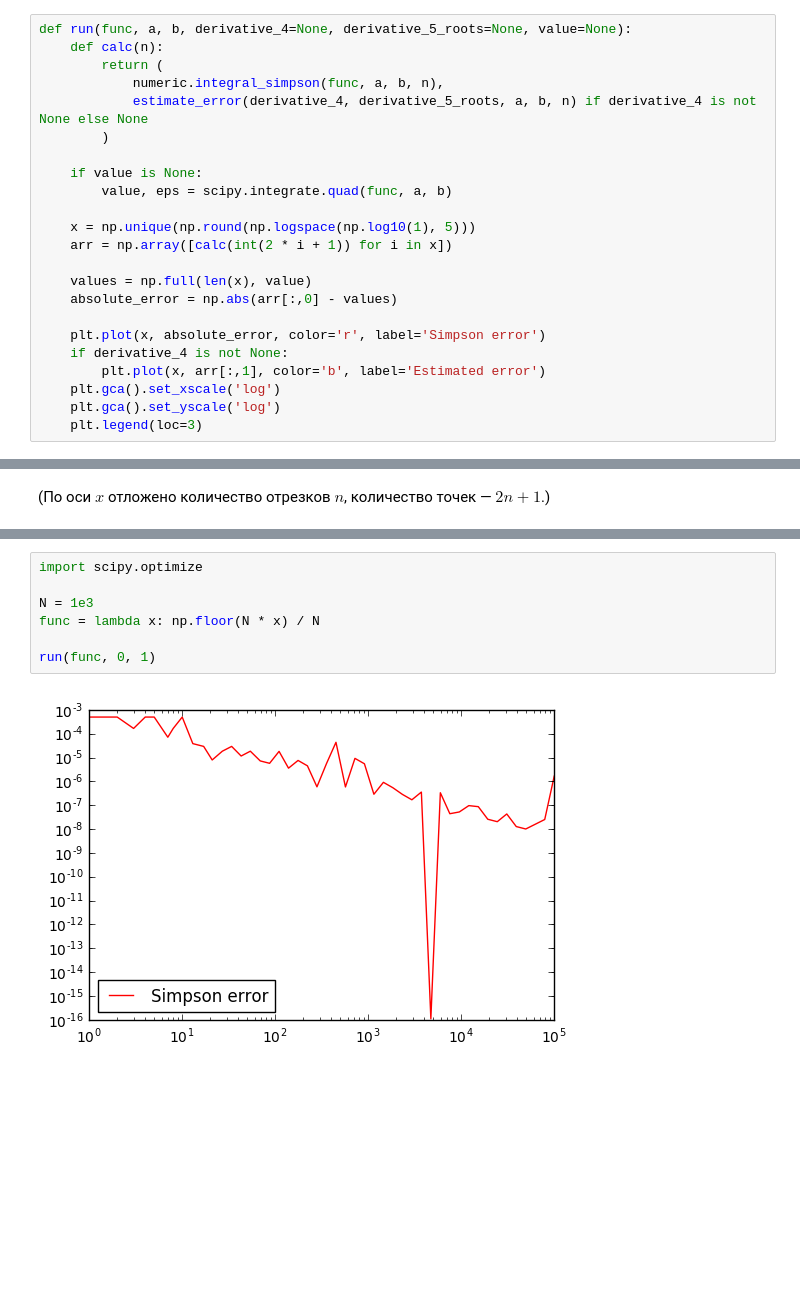
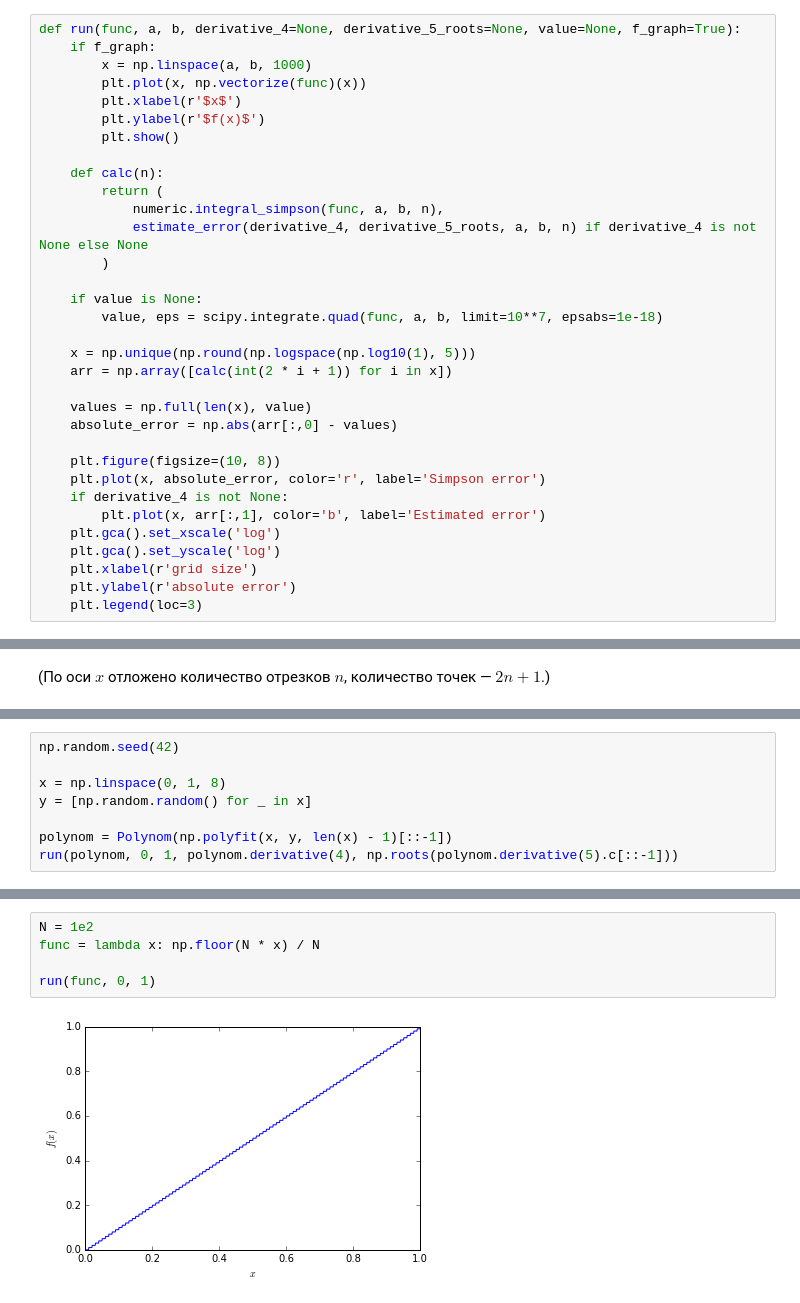
Before and after one commit to iskhakovt/numeric, a Jupyter notebook: coursework/integral.ipynb, the cells around one changed output, grey strips where cells are left out. Cells and saved outputs as stored; diff of their text form; blank space fills up the shorter version.

```diff
--- a/coursework/integral.ipynb
+++ b/coursework/integral.ipynb
@@ -42,7 +43,14 @@ def estimate_error(derivative_4, derivative_5_roots, a, b, n):
 
     return error
 # %%
-def run(func, a, b, derivative_4=None, derivative_5_roots=None, value=None):
+def run(func, a, b, derivative_4=None, derivative_5_roots=None, value=None, f_graph=True):
+    if f_graph:
+        x = np.linspace(a, b, 1000)
+        plt.plot(x, np.vectorize(func)(x))
+        plt.xlabel(r'$x$')
+        plt.ylabel(r'$f(x)$')
+        plt.show()
+
     def calc(n):
         return (
             numeric.integral_simpson(func, a, b, n),
@@ -50,7 +58,7 @@ def run(func, a, b, derivative_4=None, derivative_5_roots=None, value=None):
         )
 
     if value is None:
-        value, eps = scipy.integrate.quad(func, a, b)
+        value, eps = scipy.integrate.quad(func, a, b, limit=10**7, epsabs=1e-18)
 
     x = np.unique(np.round(np.logspace(np.log10(1), 5)))
     arr = np.array([calc(int(2 * i + 1)) for i in x])
@@ -58,9 +66,12 @@ def run(func, a, b, derivative_4=None, derivative_5_roots=None, value=None):
     values = np.full(len(x), value)
     absolute_error = np.abs(arr[:,0] - values)
 
+    plt.figure(figsize=(10, 8))
     plt.plot(x, absolute_error, color='r', label='Simpson error')
     if derivative_4 is not None:
         plt.plot(x, arr[:,1], color='b', label='Estimated error')
     plt.gca().set_xscale('log')
     plt.gca().set_yscale('log')
+    plt.xlabel(r'grid size')
+    plt.ylabel(r'absolute error')
     plt.legend(loc=3)
@@ -82,0 +123,8 @@ run(func, 1, 2,  derivative_4, [np.power(np.e, 2 / 5)])
+# %%
+np.random.seed(42)
+
+x = np.linspace(0, 1, 8)
+y = [np.random.random() for _ in x]
+
+polynom = Polynom(np.polyfit(x, y, len(x) - 1)[::-1])
+run(polynom, 0, 1, polynom.derivative(4), np.roots(polynom.derivative(5).c[::-1]))
@@ -87,11 +141,9 @@ $$f_N(x) = \frac{\left\lfloor Nx \right\rfloor}{N} $$
 
 Не будем аналитически оценивать погрешность разрывной функции.
 # %%
-import scipy.optimize
-
-N = 1e3
+N = 1e2
 func = lambda x: np.floor(N * x) / N
 
 run(func, 0, 1)
 # %% [output]
-[figure, old version]
+[figure, new version]
```
Also changed, not shown: parts of 22 cells of this notebook.
